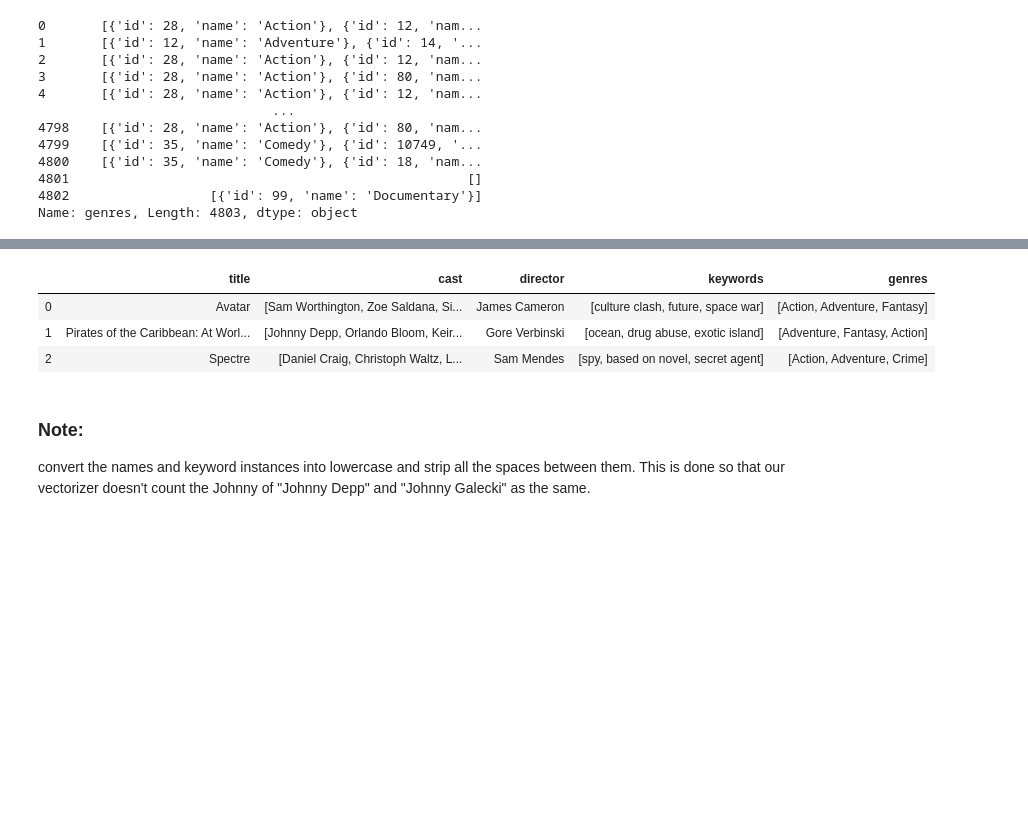
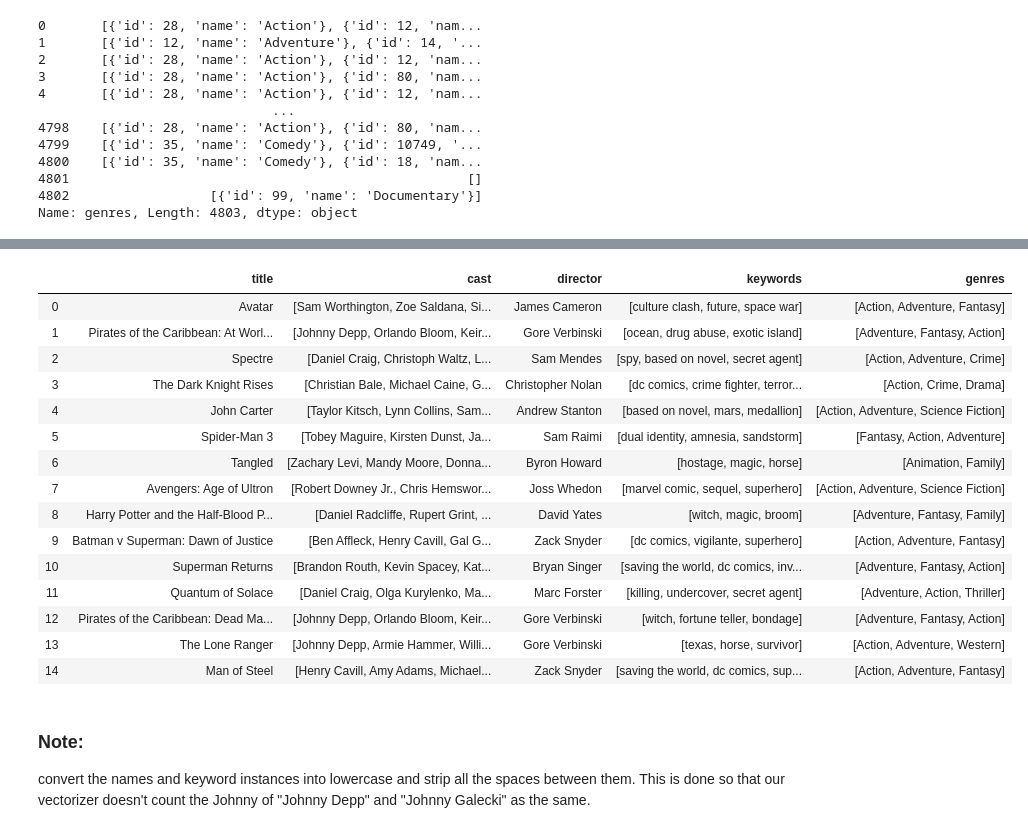
Before and after one commit to shangfuu/Simple_Movie_Recommned_System, a Jupyter notebook: DataScience_Final.ipynb, the cells around one changed output, grey strips where cells are left out. Cells and saved outputs as stored; diff of their text form; code cells hidden in the pictures; blank space fills up the shorter version.

```diff
--- a/DataScience_Final.ipynb
+++ b/DataScience_Final.ipynb
@@ -415,12 +472,24 @@ for feature in features:
     df2[feature] = df2[feature].apply(get_list)
 # %%
 # Print the new features of the first 3 films
-df2[['title', 'cast', 'director', 'keywords', 'genres']].head(3)
+df2[['title', 'cast', 'director', 'keywords', 'genres']].head(15)
 # %% [output]
 |  | title | cast | director | keywords | genres |
 | 0 | Avatar | [Sam Worthington, Zoe Saldana, Si... | James Cameron | [culture clash, future, space war] | [Action, Adventure, Fantasy] |
 | 1 | Pirates of the Caribbean: At Worl... | [Johnny Depp, Orlando Bloom, Keir... | Gore Verbinski | [ocean, drug abuse, exotic island] | [Adventure, Fantasy, Action] |
 | 2 | Spectre | [Daniel Craig, Christoph Waltz, L... | Sam Mendes | [spy, based on novel, secret agent] | [Action, Adventure, Crime] |
+| 3 | The Dark Knight Rises | [Christian Bale, Michael Caine, G... | Christopher Nolan | [dc comics, crime fighter, terror... | [Action, Crime, Drama] |
+| 4 | John Carter | [Taylor Kitsch, Lynn Collins, Sam... | Andrew Stanton | [based on novel, mars, medallion] | [Action, Adventure, Science Fiction] |
+| 5 | Spider-Man 3 | [Tobey Maguire, Kirsten Dunst, Ja... | Sam Raimi | [dual identity, amnesia, sandstorm] | [Fantasy, Action, Adventure] |
+| 6 | Tangled | [Zachary Levi, Mandy Moore, Donna... | Byron Howard | [hostage, magic, horse] | [Animation, Family] |
+| 7 | Avengers: Age of Ultron | [Robert Downey Jr., Chris Hemswor... | Joss Whedon | [marvel comic, sequel, superhero] | [Action, Adventure, Science Fiction] |
+| 8 | Harry Potter and the Half-Blood P... | [Daniel Radcliffe, Rupert Grint, ... | David Yates | [witch, magic, broom] | [Adventure, Fantasy, Family] |
+| 9 | Batman v Superman: Dawn of Justice | [Ben Affleck, Henry Cavill, Gal G... | Zack Snyder | [dc comics, vigilante, superhero] | [Action, Adventure, Fantasy] |
+| 10 | Superman Returns | [Brandon Routh, Kevin Spacey, Kat... | Bryan Singer | [saving the world, dc comics, inv... | [Adventure, Fantasy, Action] |
+| 11 | Quantum of Solace | [Daniel Craig, Olga Kurylenko, Ma... | Marc Forster | [killing, undercover, secret agent] | [Adventure, Action, Thriller] |
+| 12 | Pirates of the Caribbean: Dead Ma... | [Johnny Depp, Orlando Bloom, Keir... | Gore Verbinski | [witch, fortune teller, bondage] | [Adventure, Fantasy, Action] |
+| 13 | The Lone Ranger | [Johnny Depp, Armie Hammer, Willi... | Gore Verbinski | [texas, horse, survivor] | [Action, Adventure, Western] |
+| 14 | Man of Steel | [Henry Cavill, Amy Adams, Michael... | Zack Snyder | [saving the world, dc comics, sup... | [Action, Adventure, Fantasy] |
 # %% [markdown]
 ### Note:
 convert the names and keyword instances into lowercase and strip all the spaces between them. This is done so that our vectorizer doesn't count the Johnny of "Johnny Depp" and "Johnny Galecki" as the same.
```
Also changed, not shown: parts of 18 cells of this notebook, 1 other file.
